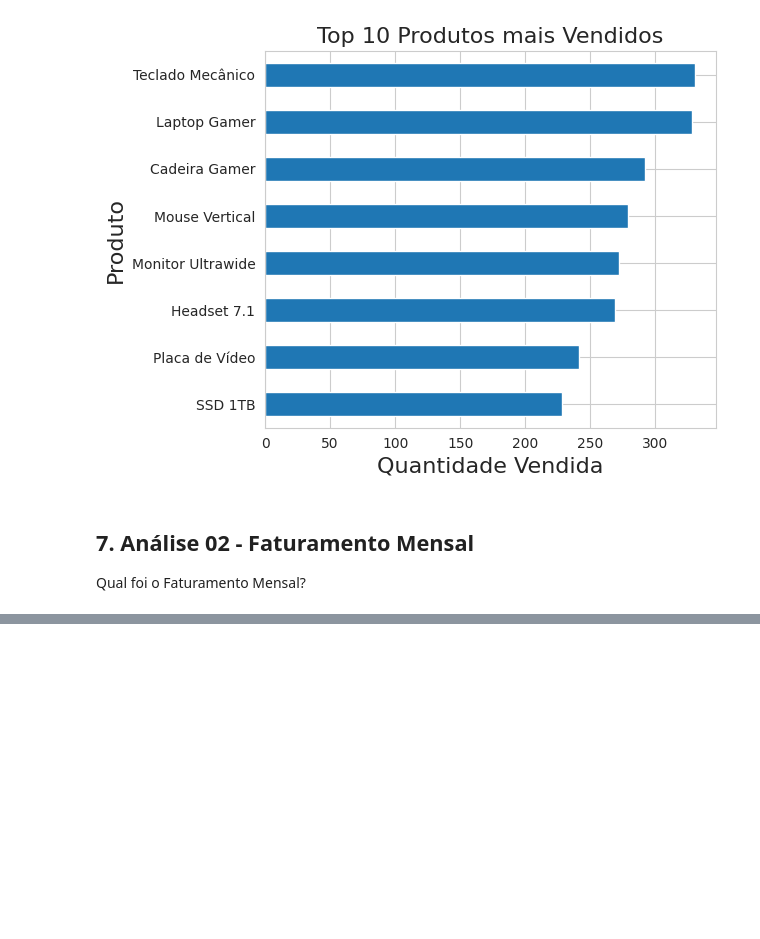
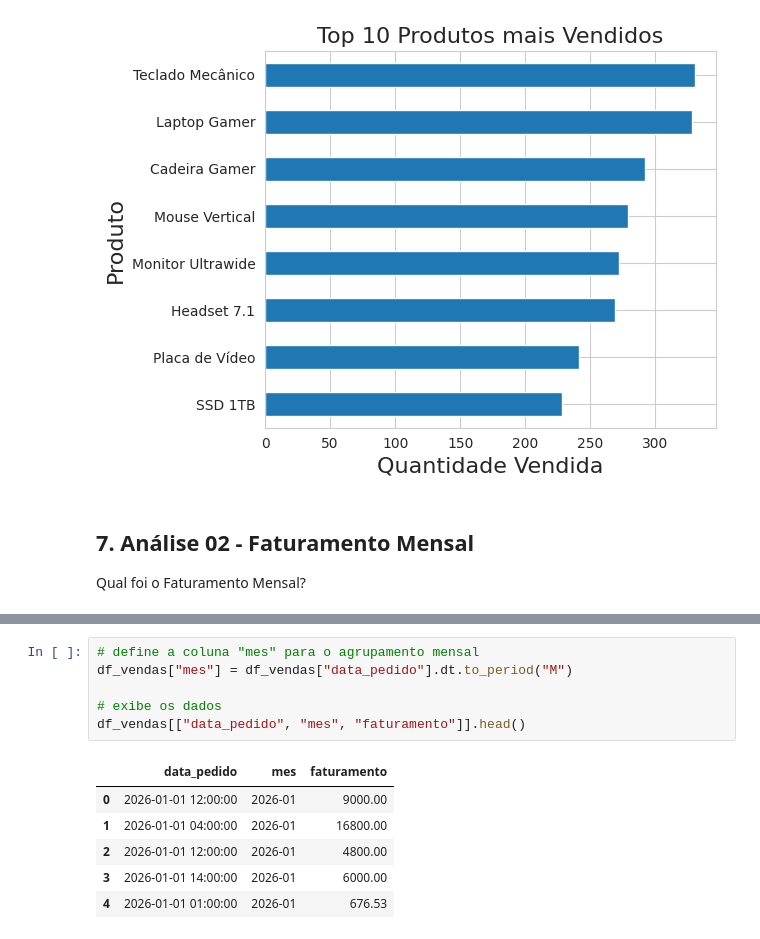
Before and after one commit to marcusvbrangel/fundamentos-linguagem-python-basico-aplicacoes-ia, a Jupyter notebook: 02-mini-projeto-01/estudo-python-02-mini-projeto-01.ipynb, the cells around one changed output, grey strips where cells are left out. Saved outputs shown, nothing was run; the diff lists cells and outputs as text; blank space fills up the shorter version.

```diff
--- a/02-mini-projeto-01/estudo-python-02-mini-projeto-01.ipynb
+++ b/02-mini-projeto-01/estudo-python-02-mini-projeto-01.ipynb
@@ -369,0 +380,13 @@ Qual foi o Faturamento Mensal?
+# %%
+# define a coluna "mes" para o agrupamento mensal
+df_vendas["mes"] = df_vendas["data_pedido"].dt.to_period("M")
+
+# exibe os dados
+df_vendas[["data_pedido", "mes", "faturamento"]].head()
+# %% [output]
+|  | data_pedido | mes | faturamento |
+| 0 | 2026-01-01 12:00:00 | 2026-01 | 9000.00 |
+| 1 | 2026-01-01 04:00:00 | 2026-01 | 16800.00 |
+| 2 | 2026-01-01 12:00:00 | 2026-01 | 4800.00 |
+| 3 | 2026-01-01 14:00:00 | 2026-01 | 6000.00 |
+| 4 | 2026-01-01 01:00:00 | 2026-01 | 676.53 |
```
Also changed, not shown: parts of 6 cells of this notebook.
